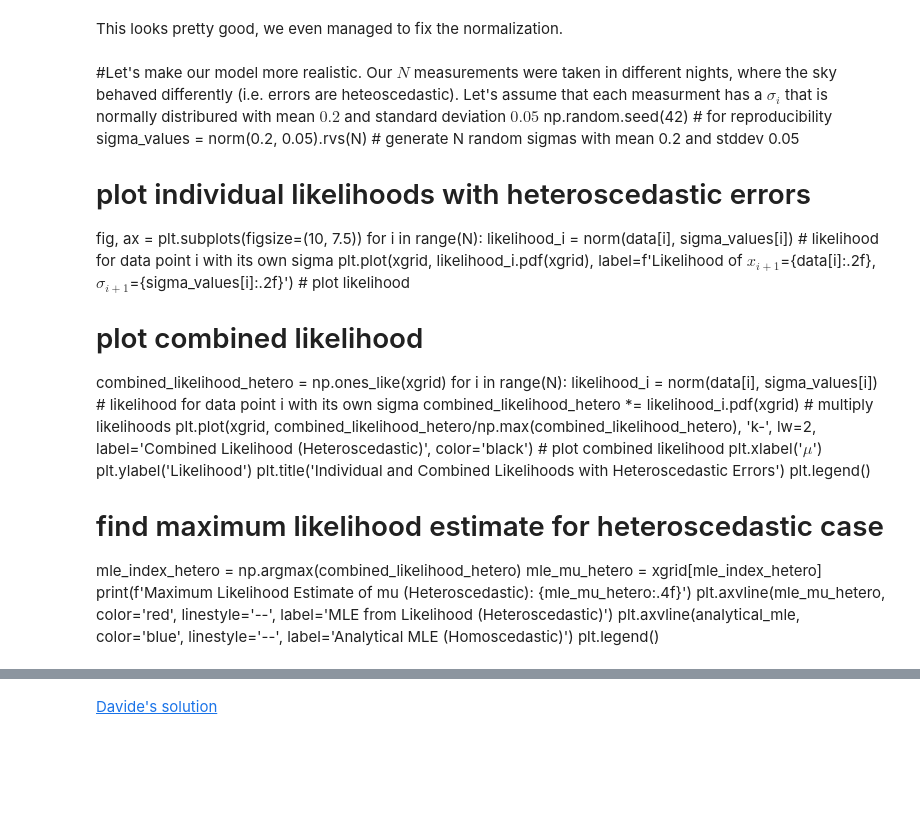
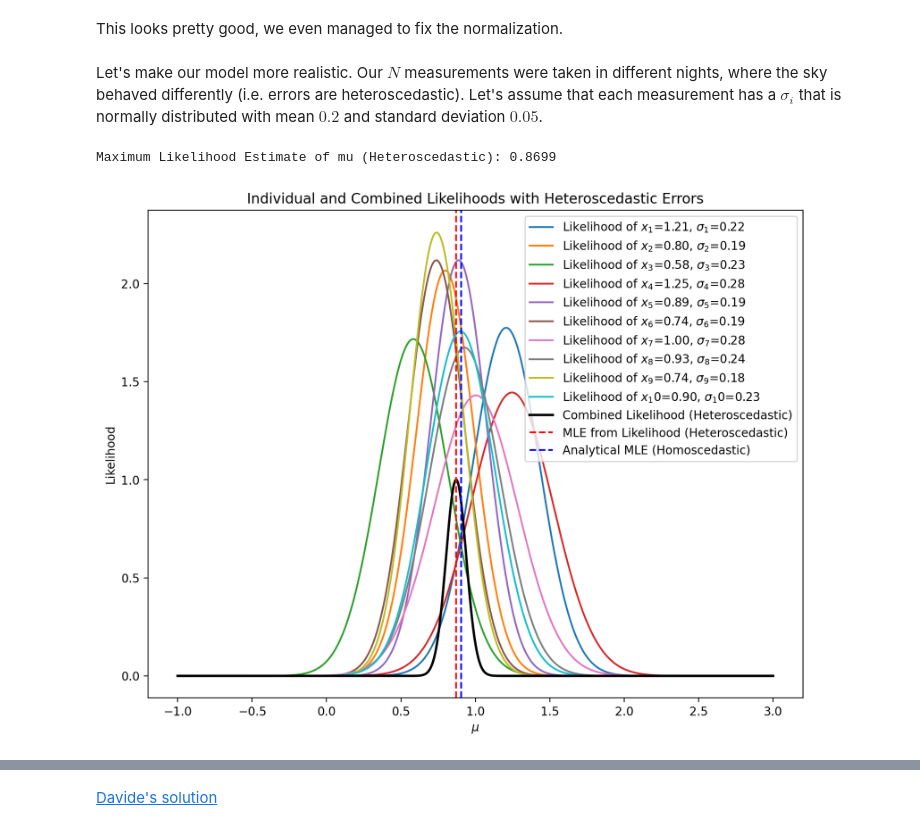
Before and after one commit to ege-particle/Statistics_meerburg_2026_fork, a Jupyter notebook: Lectures/Lecture_05_PDM.ipynb, the cells around one changed output, grey strips where cells are left out. Drawn from its saved outputs; the diff is of its cells as text; code cells hidden in the pictures; blank space fills up the shorter version.

```diff
--- a/Lectures/Lecture_05_PDM.ipynb
+++ b/Lectures/Lecture_05_PDM.ipynb
@@ -590,29 +591,37 @@ Fisher Matrix Error Estimate at MLE: 0.0632
 # %% [markdown]
 This looks pretty good, we even managed to fix the normalization.
-# %% [markdown]
-#Let's make our model more realistic. Our $N$ measurements were taken in different nights, where the sky behaved differently (i.e. errors are heteoscedastic). Let's assume that each measurment has a $\sigma_i$ that is normally distribured with mean $0.2$ and standard deviation $0.05$
-np.random.seed(42)  # for reproducibility
-sigma_values = norm(0.2, 0.05).rvs(N)  # generate N random sigmas with mean 0.2 and stddev 0.05
-# plot individual likelihoods with heteroscedastic errors
-fig, ax = plt.subplots(figsize=(10, 7.5))
-for i in range(N):
-    likelihood_i = norm(data[i], sigma_values[i]) # likelihood for data point i with its own sigma
-    plt.plot(xgrid, likelihood_i.pdf(xgrid), label=f'Likelihood of $x_{i+1}$={data[i]:.2f}, $\sigma_{i+1}$={sigma_values[i]:.2f}') # plot likelihood
-# plot combined likelihood
-combined_likelihood_hetero = np.ones_like(xgrid)
-for i in range(N):
-    likelihood_i = norm(data[i], sigma_values[i]) # likelihood for data point i with its own sigma
-    combined_likelihood_hetero *= likelihood_i.pdf(xgrid) # multiply likelihoods
-plt.plot(xgrid, combined_likelihood_hetero/np.max(combined_likelihood_hetero), 'k-', lw=2, label='Combined Likelihood (Heteroscedastic)', color='black') # plot combined likelihood
-plt.xlabel('$\mu$')
-plt.ylabel('Likelihood')
-plt.title('Individual and Combined Likelihoods with Heteroscedastic Errors')
-plt.legend()
-# find maximum likelihood estimate for heteroscedastic case
-mle_index_hetero = np.argmax(combined_likelihood_hetero)
-mle_mu_hetero = xgrid[mle_index_hetero]
-print(f'Maximum Likelihood Estimate of mu (Heteroscedastic): {mle_mu_hetero:.4f}')
-plt.axvline(mle_mu_hetero, color='red', linestyle='--', label='MLE from Likelihood (Heteroscedastic)')
-plt.axvline(analytical_mle, color='blue', linestyle='--', label='Analytical MLE (Homoscedastic)')
-plt.legend()
+# %% [markdown]
+Let's make our model more realistic. Our $N$ measurements were taken in different nights, where the sky behaved differently (i.e. errors are heteroscedastic). Let's assume that each measurement has a $\sigma_i$ that is normally distributed with mean $0.2$ and standard deviation $0.05$.
+# %%
+np.random.seed(42) # for reproducibility
+sigma_values = norm(0.2, 0.05).rvs(N) # generate N random sigmas with mean 0.2 and stddev 0.05
+
+# Plot individual likelihoods with heteroscedastic errors
+fig, ax = plt.subplots(figsize=(10, 7.5))
+for i in range(N):
+    likelihood_i = norm(data[i], sigma_values[i]) # likelihood for data point i with its own sigma
+    plt.plot(xgrid, likelihood_i.pdf(xgrid), label=f'Likelihood of $x_{i+1}$={data[i]:.2f}, $\sigma_{i+1}$={sigma_values[i]:.2f}') # plot likelihood
+
+# Plot combined likelihood
+combined_likelihood_hetero = np.ones_like(xgrid)
+for i in range(N):
+    likelihood_i = norm(data[i], sigma_values[i]) # likelihood for data point i with its own sigma
+    combined_likelihood_hetero *= likelihood_i.pdf(xgrid) # multiply likelihoods
+plt.plot(xgrid, combined_likelihood_hetero/np.max(combined_likelihood_hetero), 'k-', lw=2, label='Combined Likelihood (Heteroscedastic)') # plot combined likelihood
+plt.xlabel('$\mu$')
+plt.ylabel('Likelihood')
+plt.title('Individual and Combined Likelihoods with Heteroscedastic Errors')
+plt.legend()
+
+# Find maximum likelihood estimate for heteroscedastic case
+mle_index_hetero = np.argmax(combined_likelihood_hetero)
+mle_mu_hetero = xgrid[mle_index_hetero]
+print(f'Maximum Likelihood Estimate of mu (Heteroscedastic): {mle_mu_hetero:.4f}')
+plt.axvline(mle_mu_hetero, color='red', linestyle='--', label='MLE from Likelihood (Heteroscedastic)')
+plt.axvline(analytical_mle, color='blue', linestyle='--', label='Analytical MLE (Homoscedastic)')
+plt.legend()
+plt.show()
+# %% [output]
+Maximum Likelihood Estimate of mu (Heteroscedastic): 0.8699
+[figure, added]
 # %%
```
Also changed, not shown: parts of 27 cells of this notebook.
